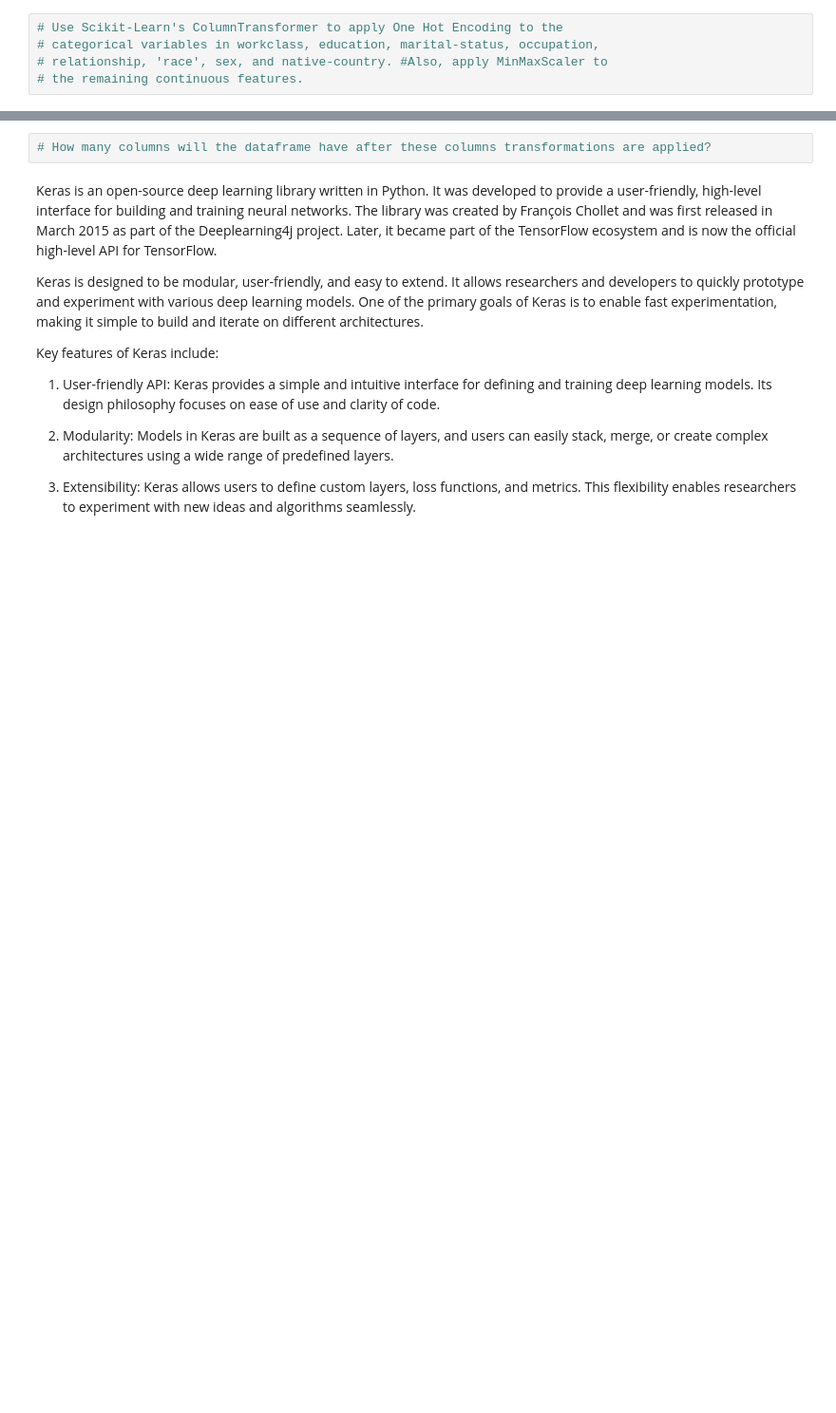
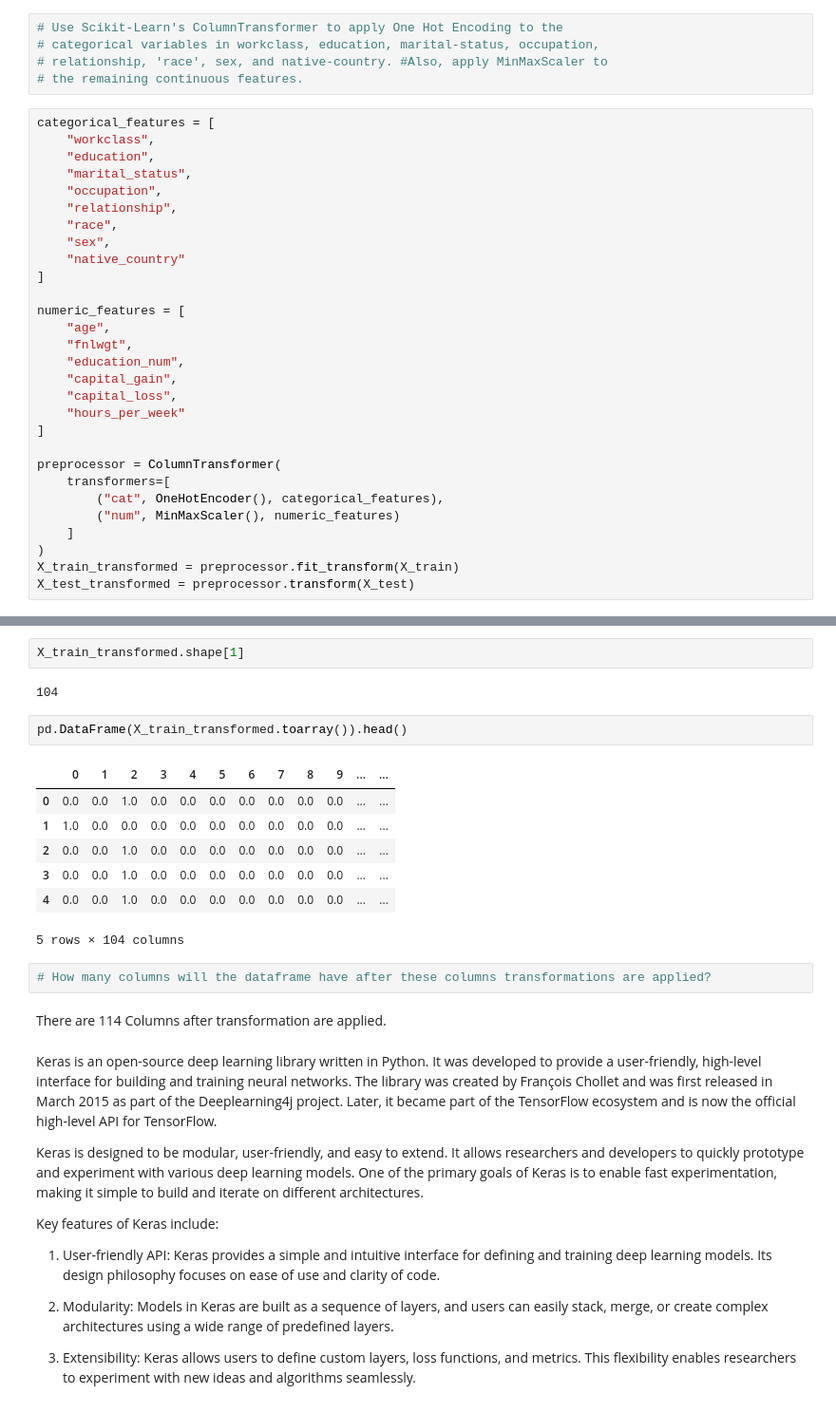
Before and after one commit to balindrarayamajhi/spring-board-mle-projects, a Jupyter notebook: Student_MLE_MiniProject_Deep_Learning.ipynb, the cells around one changed output, grey strips where cells are left out. Shown at 95% size. Saved outputs shown, nothing was run; the diff lists cells and outputs as text; blank space fills up the shorter version.

```diff
--- a/Student_MLE_MiniProject_Deep_Learning.ipynb
+++ b/Student_MLE_MiniProject_Deep_Learning.ipynb
@@ -243,3 +246,32 @@ Now, let's do a little feature engineering.
 # categorical variables in workclass, education, marital-status, occupation,
 # relationship, 'race', sex, and native-country. #Also, apply MinMaxScaler to
 # the remaining continuous features.
+# %%
+categorical_features = [
+    "workclass",
+    "education",
+    "marital_status",
+    "occupation",
+    "relationship",
+    "race",
+    "sex",
+    "native_country"
+]
+
+numeric_features = [
+    "age",
+    "fnlwgt",
+    "education_num",
+    "capital_gain",
+    "capital_loss",
+    "hours_per_week"
+]
+
+preprocessor = ColumnTransformer(
+    transformers=[
+        ("cat", OneHotEncoder(), categorical_features),
+        ("num", MinMaxScaler(), numeric_features)
+    ]
+)
+X_train_transformed = preprocessor.fit_transform(X_train)
+X_test_transformed = preprocessor.transform(X_test)
@@ -246,5 +291,21 @@ Now, let's do a little feature engineering.
+# %%
+X_train_transformed.shape[1]
+# %% [output]
+104
+# %%
+pd.DataFrame(X_train_transformed.toarray()).head()
+# %% [output]
+|  | 0 | 1 | 2 | 3 | 4 | 5 | 6 | 7 | 8 | 9 | ... | ... |
+| 0 | 0.0 | 0.0 | 1.0 | 0.0 | 0.0 | 0.0 | 0.0 | 0.0 | 0.0 | 0.0 | ... | ... |
+| 1 | 1.0 | 0.0 | 0.0 | 0.0 | 0.0 | 0.0 | 0.0 | 0.0 | 0.0 | 0.0 | ... | ... |
+| 2 | 0.0 | 0.0 | 1.0 | 0.0 | 0.0 | 0.0 | 0.0 | 0.0 | 0.0 | 0.0 | ... | ... |
+| 3 | 0.0 | 0.0 | 1.0 | 0.0 | 0.0 | 0.0 | 0.0 | 0.0 | 0.0 | 0.0 | ... | ... |
+| 4 | 0.0 | 0.0 | 1.0 | 0.0 | 0.0 | 0.0 | 0.0 | 0.0 | 0.0 | 0.0 | ... | ... |
+5 rows × 104 columns
 # %%
 # How many columns will the dataframe have after these columns transformations are applied?
+# %% [markdown]
+There are 114 Columns after transformation are applied.
 # %% [markdown]
 Keras is an open-source deep learning library written in Python. It was developed to provide a user-friendly, high-level interface for building and training neural networks. The library was created by François Chollet and was first released in March 2015 as part of the Deeplearning4j project. Later, it became part of the TensorFlow ecosystem and is now the official high-level API for TensorFlow.
 
```
Also changed, not shown: parts of 18 cells of this notebook.
